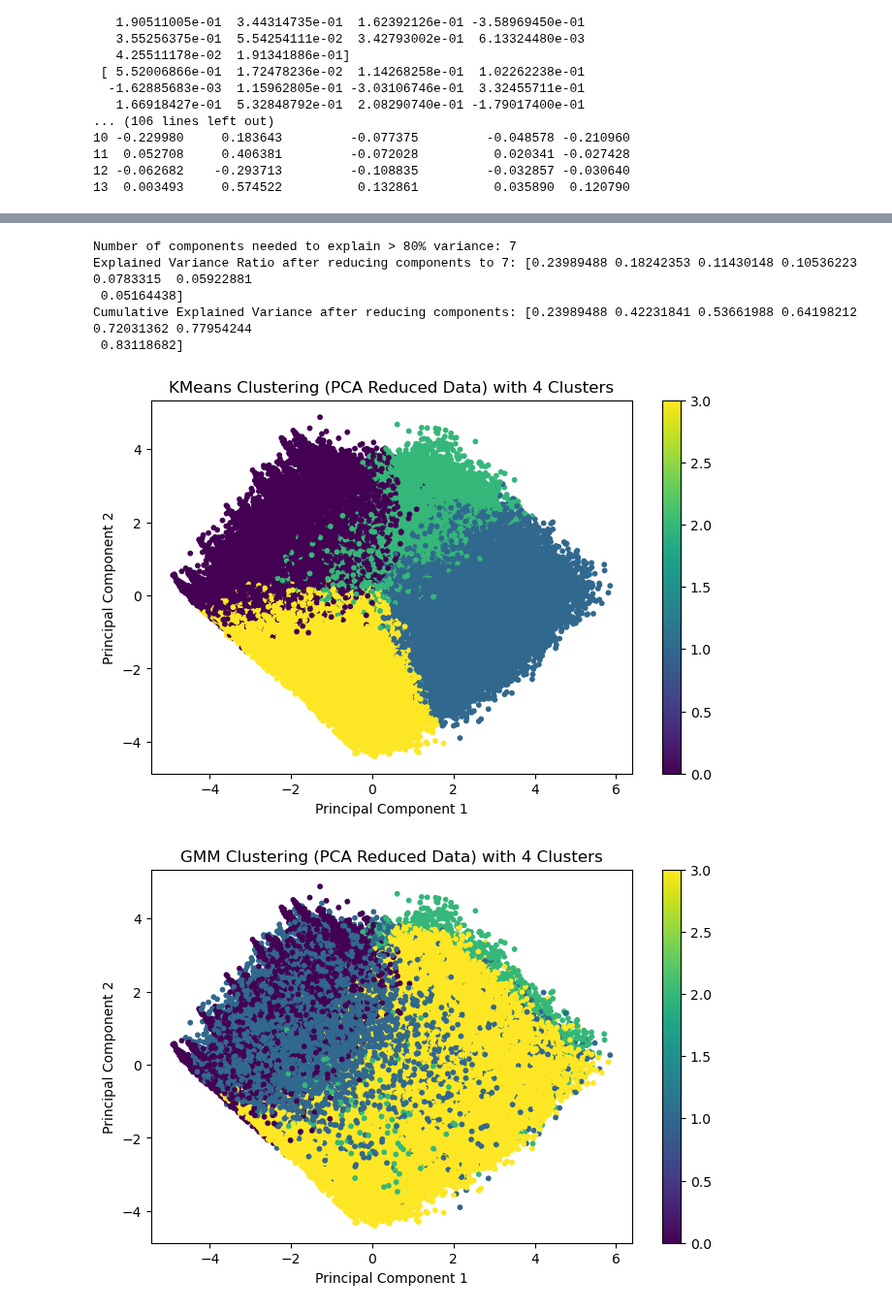
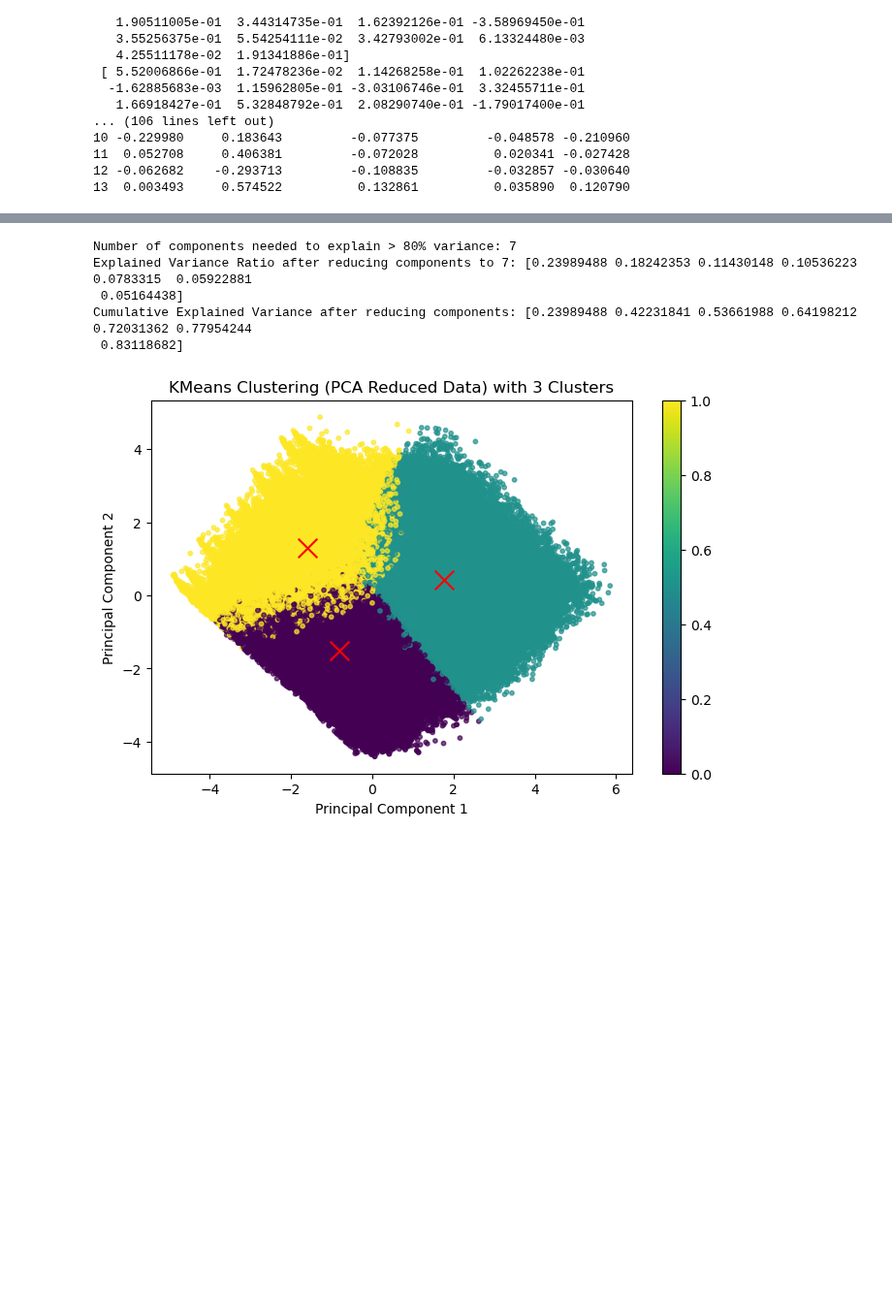
Before and after one commit to HWhr3000/F21DL_Coursework_grp2, a Jupyter notebook: documentation/week4/Clustering without data filter/PCA_Validation.ipynb, the cells around one changed output, grey strips where cells are left out. Shown at 97% size. Saved outputs shown, nothing was run; the diff lists cells and outputs as text; code cells hidden in the pictures; blank space fills up the shorter version.

Commit message:
Cluster final changes loaded
Cluster final changes loaded

```diff
--- a/documentation/week4/Clustering without data filter/PCA_Validation.ipynb
+++ b/documentation/week4/Clustering without data filter/PCA_Validation.ipynb
@@ -140,8 +140,8 @@ print(f"Cumulative Explained Variance after reducing components: {np.cumsum(pca.
 # Clustering with KMeans on reduced data
 def kmeans_clustering(data, n_clusters):
     kmeans = KMeans(n_clusters=n_clusters, random_state=42)
-    labels = kmeans.fit_predict(data)
-    return labels
+    kmeans.fit(data)
+    return kmeans
 
 # Function to calculate and plot silhouette scores for different number of clusters
 def plot_silhouette_analysis(data, max_clusters=10):
@@ -155,78 +155,38 @@ def plot_silhouette_analysis(data, max_clusters=10):
     plt.figure(figsize=(8, 5))
     plt.plot(range(2, max_clusters + 1), silhouette_scores, marker='o', linestyle='--')
     plt.title("Silhouette Analysis")
     plt.xlabel("Number of Clusters")
     plt.ylabel("Silhouette Score")
     plt.show()
     return silhouette_scores
 
 # Perform KMeans clustering on PCA reduced data
-optimal_clusters = 4  # Choose based on elbow or silhouette analysis
-kmeans_labels = kmeans_clustering(reduced_data, optimal_clusters)
+
+optimal_clusters = 3  # Choose based on elbow or silhouette analysis
+kmeans = kmeans_clustering(reduced_data, optimal_clusters)
+kmeans_labels = kmeans.labels_
+centroids = kmeans.cluster_centers_
 
 # Plot clusters after PCA reduction
 plt.figure(figsize=(8, 5))
-plt.scatter(reduced_data[:, 0], reduced_data[:, 1], c=kmeans_labels, cmap='viridis', s=10)
+scatter = plt.scatter(reduced_data[:, 0], reduced_data[:, 1], c=kmeans_labels, cmap='viridis', s=10, alpha=0.7)
+plt.scatter(centroids[:, 0], centroids[:, 1], c='red', s=200, marker='x', label='Centroids')  # Plot centroids
 plt.title(f"KMeans Clustering (PCA Reduced Data) with {optimal_clusters} Clusters")
 plt.xlabel("Principal Component 1")
 plt.ylabel("Principal Component 2")
 plt.colorbar()
 plt.show()
-
-# run Gaussian Mixture Model (GMM) for clustering
-def gmm_clustering(data, n_clusters):
-    gmm = GaussianMixture(n_components=n_clusters, random_state=42)
-    labels = gmm.fit_predict(data)
-    return labels
-
-gmm_labels = gmm_clustering(reduced_data, optimal_clusters)
-
-# Plot GMM clusters after PCA reduction
-plt.figure(figsize=(8, 5))
-plt.scatter(reduced_data[:, 0], reduced_data[:, 1], c=gmm_labels, cmap='viridis', s=10)
-plt.title(f"GMM Clustering (PCA Reduced Data) with {optimal_clusters} Clusters")
-plt.xlabel("Principal Component 1")
-plt.ylabel("Principal Component 2")
-plt.colorbar()
-plt.show()
-
-# Hierarchical Clustering on PCA reduced data
-def hierarchical_clustering(data, n_clusters, method='ward'):
-    linkage_matrix = linkage(data, method=method)
-    labels = fcluster(linkage_matrix, n_clusters, criterion='maxclust')
-
-    # Plot dendrogram
-    plt.figure(figsize=(10, 5))
-    dendrogram(linkage_matrix, truncate_mode='level', p=5)
-    plt.title("Hierarchical Clustering Dendrogram")
-    plt.xlabel("Sample index")
-    plt.ylabel("Distance")
-    plt.show()
-
-    return labels
-
-hier_labels = hierarchical_clustering(reduced_data, optimal_clusters)
-
-# Plot Hierarchical Clustering results after PCA reduction
-plt.figure(figsize=(8, 5))
-plt.scatter(reduced_data[:, 0], reduced_data[:, 1], c=hier_labels, cmap='viridis', s=10)
-plt.title(f"Hierarchical Clustering (PCA Reduced Data) with {optimal_clusters} Clusters")
-plt.xlabel("Principal Component 1")
-plt.ylabel("Principal Component 2")
-plt.colorbar()
-plt.show()
 # %% [output]
 Explained Variance Ratio for each component: [0.23989488 0.18242353 0.11430148 0.10536223 0.0783315  0.05922881
  0.05164438 0.04326517 0.03554041 0.0250875  0.02264862 0.0181092
  0.0129113  0.01125099]
 Cumulative Explained Variance Ratio: [0.23989488 0.42231841 0.53661988 0.64198212 0.72031362 0.77954244
  0.83118682 0.87445199 0.9099924  0.9350799  0.95772851 0.97583771
  0.98874901 1.        ]
 [figure]
 Number of components needed to explain > 80% variance: 7
 Explained Variance Ratio after reducing components to 7: [0.23989488 0.18242353 0.11430148 0.10536223 0.0783315  0.05922881
  0.05164438]
 Cumulative Explained Variance after reducing components: [0.23989488 0.42231841 0.53661988 0.64198212 0.72031362 0.77954244
  0.83118682]
-[figure, old version]
+[figure, new version]
-[figure, removed]
```
Also changed, not shown: parts of 1 cell of this notebook, 4 other files.
